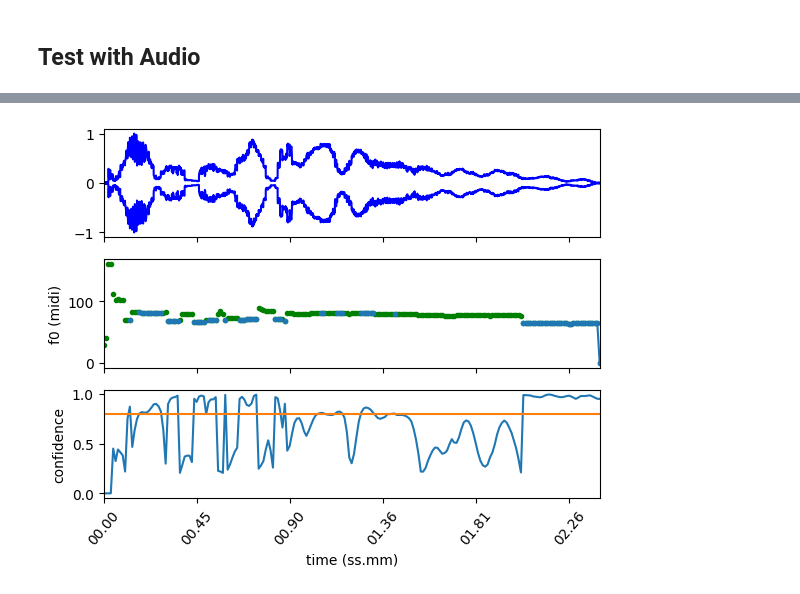
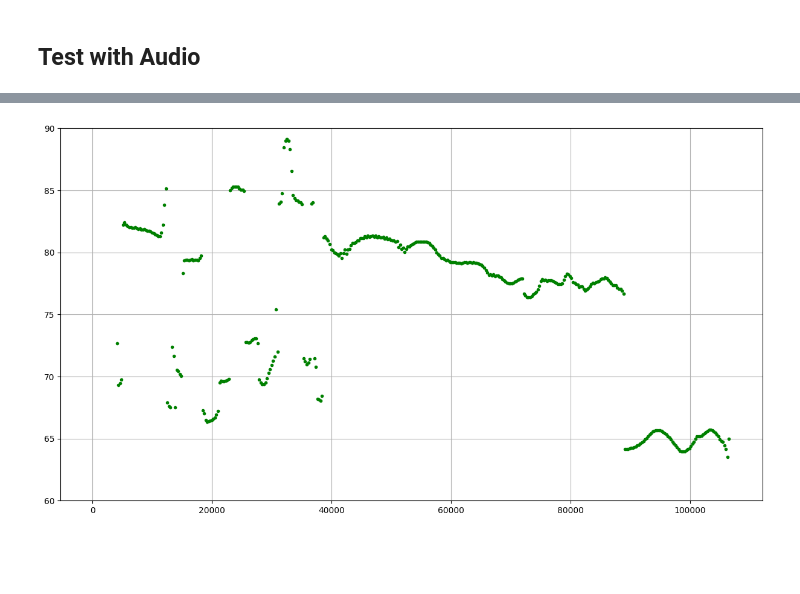
Before and after one commit to PabloSML/Pitch-Tracking, a Jupyter notebook: Notebooks/first_approach_testing.ipynb, the cells around one changed output, grey strips where cells are left out. Saved outputs shown, nothing was run; the diff lists cells and outputs as text; code cells hidden in the pictures; blank space fills up the shorter version.

Commit message:
Plotting changes to aubio ex, df with note freqs

```diff
--- a/Notebooks/first_approach_testing.ipynb
+++ b/Notebooks/first_approach_testing.ipynb
@@ -97,13 +97,13 @@ downsample = 1
 samplerate = 44100 // downsample
 # if len( sys.argv ) > 2: samplerate = int(sys.argv[2])
 
-win_s = 4096 // downsample # fft size
-hop_s = 512  // downsample # hop size
+win_s = 2048 // downsample # fft size
+hop_s = 256  // downsample # hop size
 
 s = source(filename, samplerate, hop_s)
 samplerate = s.samplerate
 
-tolerance = 0.8
+tolerance = 0.9
 
 pitch_o = pitch("yin", win_s, hop_s, samplerate)
 pitch_o.set_unit("midi")
@@ -120,7 +120,7 @@ while True:
     #pitch = int(round(pitch))
     confidence = pitch_o.get_confidence()
     #if confidence < 0.8: pitch = 0.
-    print("%f %f %f" % (total_frames / float(samplerate), pitch, confidence))
+    # print("%f %f %f" % (total_frames / float(samplerate), pitch, confidence))
     pitches += [pitch]
     confidences += [confidence]
     total_frames += read
@@ -140,49 +140,56 @@ pitches = array(pitches[skip:])
 confidences = array(confidences[skip:])
 times = [t * hop_s for t in range(len(pitches))]
 
-fig = plt.figure()
+# fig = plt.figure()
 
-ax1 = fig.add_subplot(311)
-ax1 = get_waveform_plot(filename, samplerate = samplerate, block_size = hop_s, ax = ax1)
-plt.setp(ax1.get_xticklabels(), visible = False)
-ax1.set_xlabel('')
+# ax1 = fig.add_subplot(311)
+# ax1 = get_waveform_plot(filename, samplerate = samplerate, block_size = hop_s, ax = ax1)
+# plt.setp(ax1.get_xticklabels(), visible = False)
+# ax1.set_xlabel('')
 
-def array_from_text_file(filename, dtype = 'float'):
-    filename = os.path.join(os.path.dirname(__file__), filename)
-    return array([line.split() for line in open(filename).readlines()],
-        dtype = dtype)
+# def array_from_text_file(filename, dtype = 'float'):
+#     filename = os.path.join(os.path.dirname(__file__), filename)
+#     return array([line.split() for line in open(filename).readlines()],
+#         dtype = dtype)
 
-ax2 = fig.add_subplot(312, sharex = ax1)
-ground_truth = os.path.splitext(filename)[0] + '.f0.Corrected'
-if os.path.isfile(ground_truth):
-    ground_truth = array_from_text_file(ground_truth)
-    true_freqs = ground_truth[:,2]
-    true_freqs = ma.masked_where(true_freqs < 2, true_freqs)
-    true_times = float(samplerate) * ground_truth[:,0]
-    ax2.plot(true_times, true_freqs, 'r')
-    ax2.axis( ymin = 0.9 * true_freqs.min(), ymax = 1.1 * true_freqs.max() )
-# plot raw pitches
-ax2.plot(times, pitches, '.g')
-# plot cleaned up pitches
-cleaned_pitches = pitches
-#cleaned_pitches = ma.masked_where(cleaned_pitches < 0, cleaned_pitches)
-#cleaned_pitches = ma.masked_where(cleaned_pitches > 120, cleaned_pitches)
-cleaned_pitches = ma.masked_where(confidences < tolerance, cleaned_pitches)
-ax2.plot(times, cleaned_pitches, '.-')
-#ax2.axis( ymin = 0.9 * cleaned_pitches.min(), ymax = 1.1 * cleaned_pitches.max() )
-#ax2.axis( ymin = 55, ymax = 70 )
-plt.setp(ax2.get_xticklabels(), visible = False)
-ax2.set_ylabel('f0 (midi)')
+# ax2 = fig.add_subplot(312, sharex = ax1)
+# ground_truth = os.path.splitext(filename)[0] + '.f0.Corrected'
+# if os.path.isfile(ground_truth):
+#     ground_truth = array_from_text_file(ground_truth)
+#     true_freqs = ground_truth[:,2]
+#     true_freqs = ma.masked_where(true_freqs < 2, true_freqs)
+#     true_times = float(samplerate) * ground_truth[:,0]
+#     ax2.plot(true_times, true_freqs, 'r')
+#     ax2.axis( ymin = 0.9 * true_freqs.min(), ymax = 1.1 * true_freqs.max() )
+# # plot raw pitches
+# ax2.plot(times, pitches, '.g')
+# # plot cleaned up pitches
+# cleaned_pitches = pitches
+# #cleaned_pitches = ma.masked_where(cleaned_pitches < 0, cleaned_pitches)
+# #cleaned_pitches = ma.masked_where(cleaned_pitches > 120, cleaned_pitches)
+# cleaned_pitches = ma.masked_where(confidences < tolerance, cleaned_pitches)
+# ax2.plot(times, cleaned_pitches, '.-')
+# #ax2.axis( ymin = 0.9 * cleaned_pitches.min(), ymax = 1.1 * cleaned_pitches.max() )
+# #ax2.axis( ymin = 55, ymax = 70 )
+# plt.setp(ax2.get_xticklabels(), visible = False)
+# ax2.set_ylabel('f0 (midi)')
 
-# plot confidence
-ax3 = fig.add_subplot(313, sharex = ax1)
-# plot the confidence
-ax3.plot(times, confidences)
-# draw a line at tolerance
-ax3.plot(times, [tolerance]*len(confidences))
-ax3.axis( xmin = times[0], xmax = times[-1])
-ax3.set_ylabel('confidence')
-set_xlabels_sample2time(ax3, times[-1], samplerate)
+# # plot confidence
+# ax3 = fig.add_subplot(313, sharex = ax1)
+# # plot the confidence
+# ax3.plot(times, confidences)
+# # draw a line at tolerance
+# ax3.plot(times, [tolerance]*len(confidences))
+# ax3.axis( xmin = times[0], xmax = times[-1])
+# ax3.set_ylabel('confidence')
+# set_xlabels_sample2time(ax3, times[-1], samplerate)
+# plt.show()
+# #plt.savefig(os.path.basename(filename) + '.svg')
+
+# times
+plt.figure(figsize = (15, 8))
+plt.grid(True)
+plt.ylim(60,90)
+plt.plot(times, pitches, '.g')
 plt.show()
-#plt.savefig(os.path.basename(filename) + '.svg')
 # %% [output]
@@ -206 +196 @@ plt.show()
-[figure, old version]
+[figure, new version]
```
Also changed, not shown: parts of 1 cell of this notebook, 1 other file.
